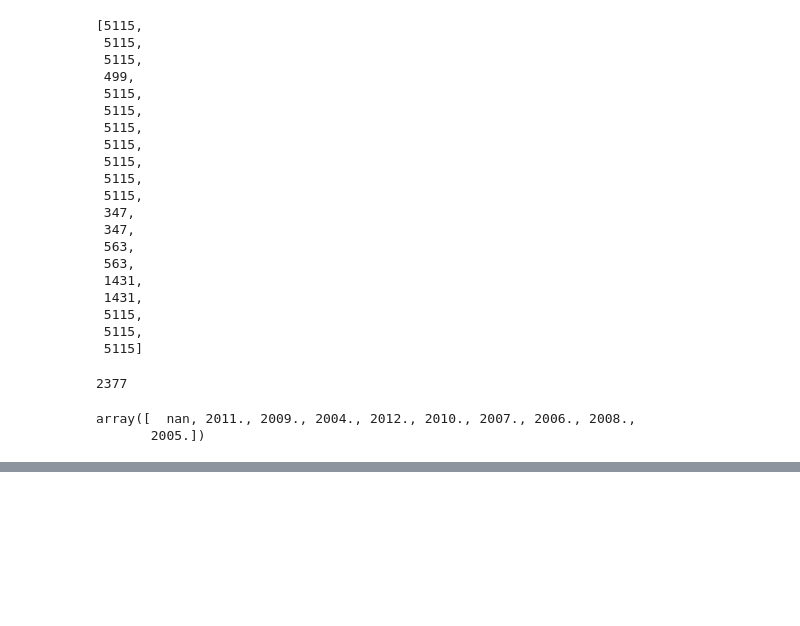
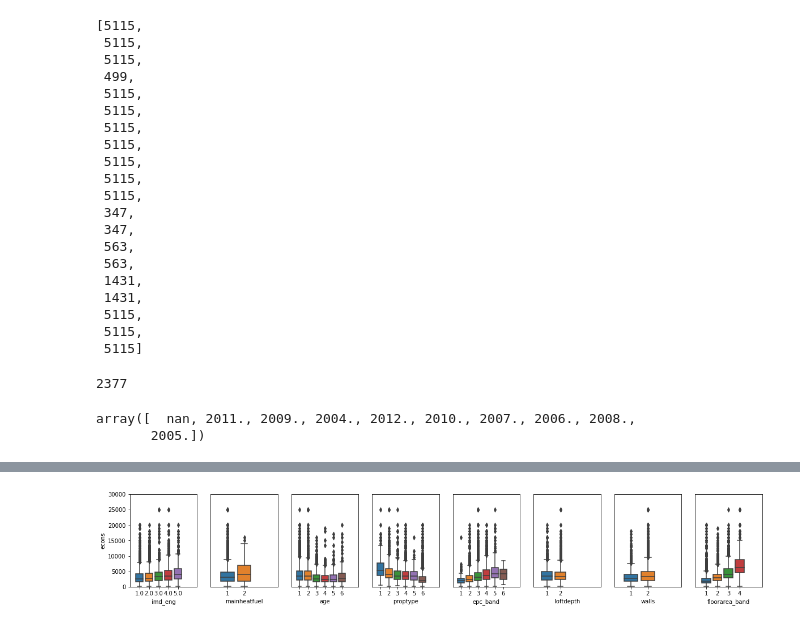
Before and after one commit to LondonEnergyMap/data-exploration, a Jupyter notebook: need/need.ipynb, the cells around one changed output, grey strips where cells are left out. Drawn from its saved outputs; the diff is of its cells as text; code cells hidden in the pictures; blank space fills up the shorter version.

```diff
--- a/need/need.ipynb
+++ b/need/need.ipynb
@@ -141,3 +142,20 @@ plt.show()
+# %%
+f, axes = plt.subplots(1, n, figsize=(2.5*n,3))
+for i in range(len(c)-k):
+    xax = len(temp[c[i]].unique())+1
+    if c[i]=='loftdepth':
+        t = temp[temp.loftdepth!=99]
+        sns.boxplot(x=t[c[i]], y=t.econs, ax=axes[i])
+    else:
+        sns.boxplot(x=temp[c[i]], y=temp.econs, ax=axes[i])
+    axes[i].set_xlim([-1,xax])
+    axes[i].set_ylim([0,maxecons])
+    if i!=0:
+        axes[i].get_yaxis().set_ticks([])
+        axes[i].set_ylabel('')
+plt.show()
+# %% [output]
+[figure, added]
 # %%
 # looking at effects of cwi, loftins, boiler
 
```
Also changed, not shown: parts of 35 cells of this notebook, 4 other files.
